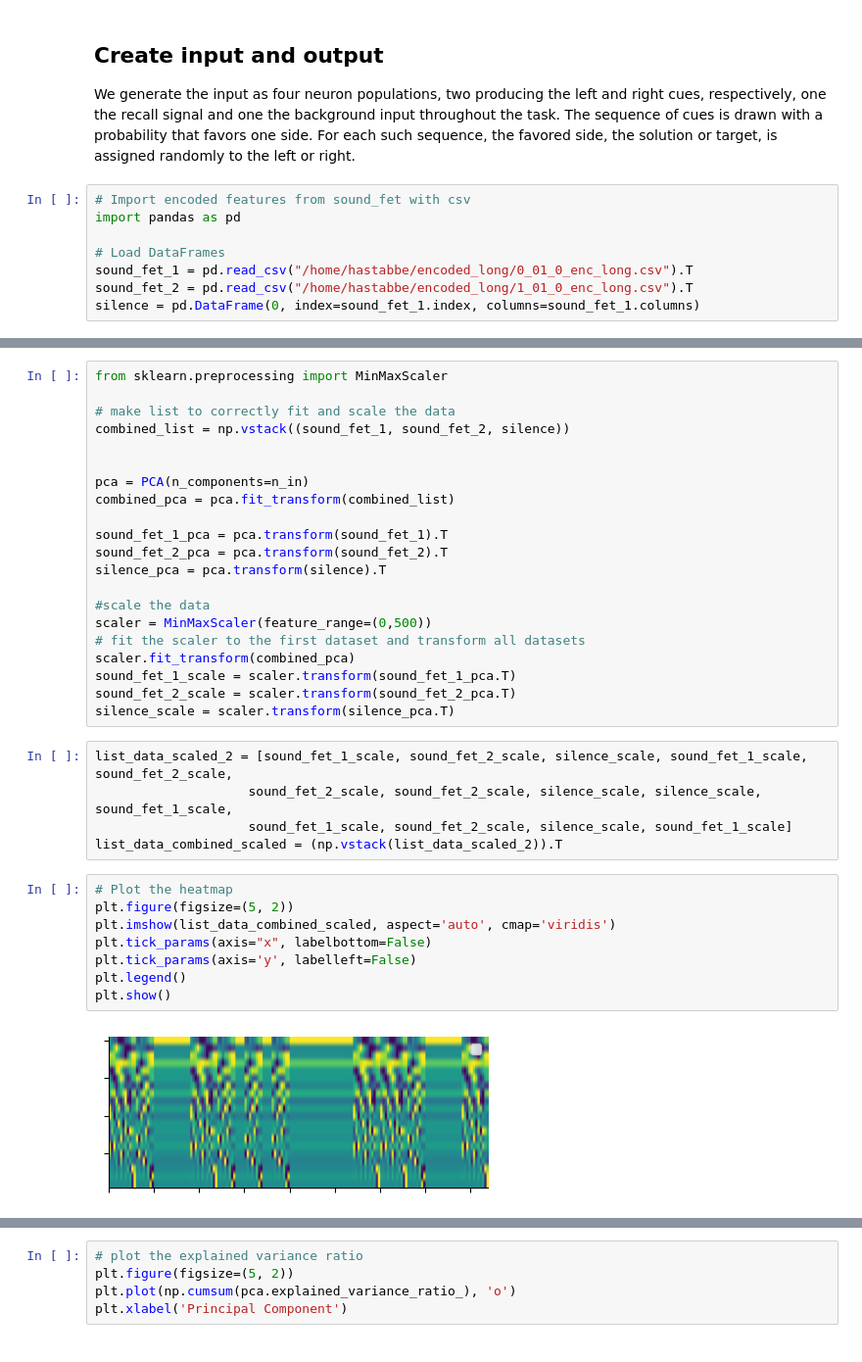
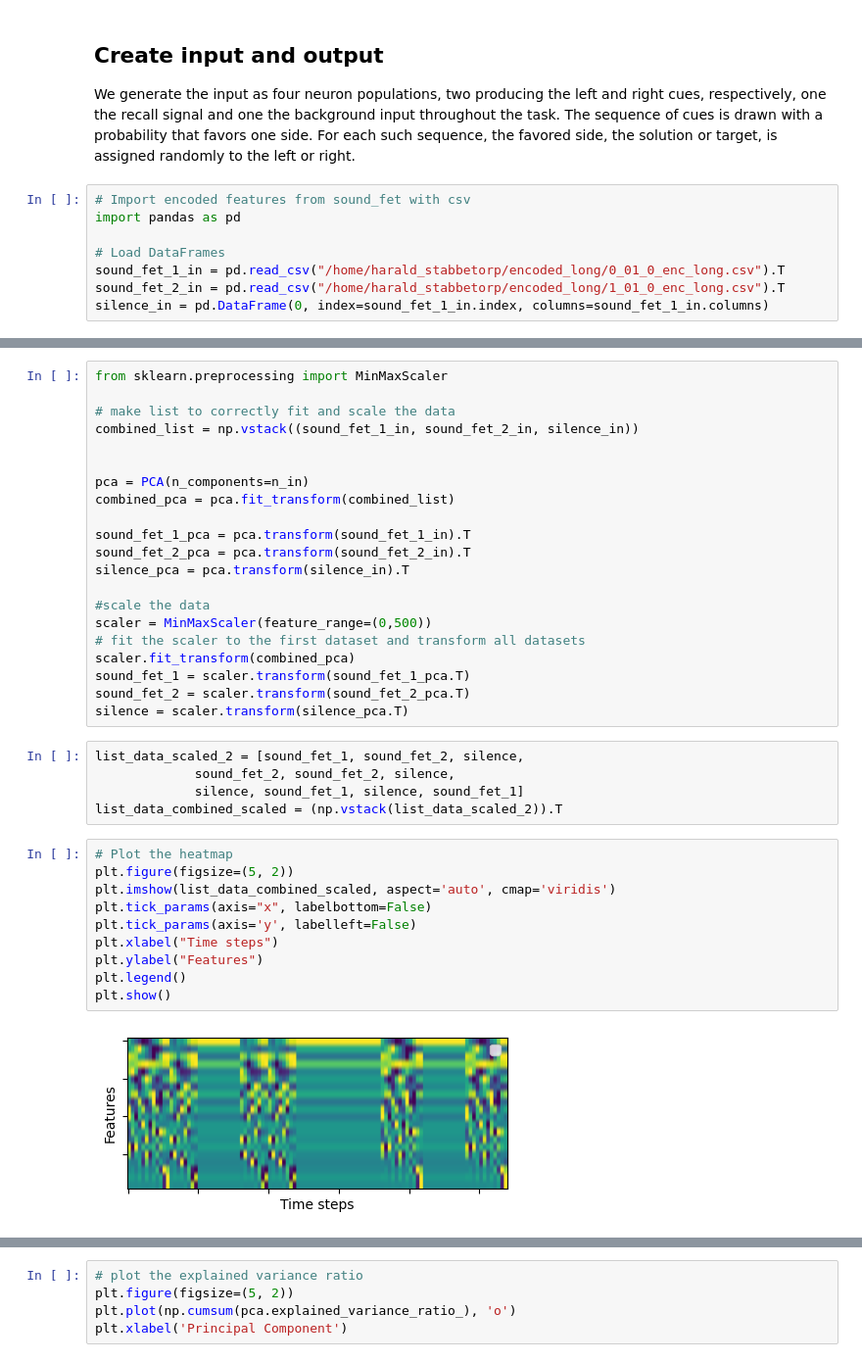
Before and after one commit to Hadlar99/e-prop_master_nmbu, a Jupyter notebook: code_binary/eprop_seq_two_classes_silence_pca.ipynb, the cells around one changed output, grey strips where cells are left out. Shown at 98% size. Cells and saved outputs as stored; diff of their text form.

```diff
--- a/code_binary/eprop_seq_two_classes_silence_pca.ipynb
+++ b/code_binary/eprop_seq_two_classes_silence_pca.ipynb
@@ -402,8 +402,8 @@ assigned randomly to the left or right.
 import pandas as pd
 
 # Load DataFrames
-sound_fet_1 = pd.read_csv("/home/hastabbe/encoded_long/0_01_0_enc_long.csv").T
-sound_fet_2 = pd.read_csv("/home/hastabbe/encoded_long/1_01_0_enc_long.csv").T
-silence = pd.DataFrame(0, index=sound_fet_1.index, columns=sound_fet_1.columns)
+sound_fet_1_in = pd.read_csv("/home/harald_stabbetorp/encoded_long/0_01_0_enc_long.csv").T
+sound_fet_2_in = pd.read_csv("/home/harald_stabbetorp/encoded_long/1_01_0_enc_long.csv").T
+silence_in = pd.DataFrame(0, index=sound_fet_1_in.index, columns=sound_fet_1_in.columns)
 # %%
 # Padd the sound_fet_2 DataFrame with zeros to match the shape of sound_fet_1
@@ -419,38 +419,40 @@ sound_fet_2 = pd.concat([sound_fet_2, padding_df], ignore_index=True)
 from sklearn.preprocessing import MinMaxScaler
 
 # make list to correctly fit and scale the data
-combined_list = np.vstack((sound_fet_1, sound_fet_2, silence))
+combined_list = np.vstack((sound_fet_1_in, sound_fet_2_in, silence_in))
 
 
 pca = PCA(n_components=n_in)
 combined_pca = pca.fit_transform(combined_list)
 
-sound_fet_1_pca = pca.transform(sound_fet_1).T
-sound_fet_2_pca = pca.transform(sound_fet_2).T
-silence_pca = pca.transform(silence).T
+sound_fet_1_pca = pca.transform(sound_fet_1_in).T
+sound_fet_2_pca = pca.transform(sound_fet_2_in).T
+silence_pca = pca.transform(silence_in).T
 
 #scale the data
 scaler = MinMaxScaler(feature_range=(0,500))
 # fit the scaler to the first dataset and transform all datasets
 scaler.fit_transform(combined_pca)
-sound_fet_1_scale = scaler.transform(sound_fet_1_pca.T)
-sound_fet_2_scale = scaler.transform(sound_fet_2_pca.T)
-silence_scale = scaler.transform(silence_pca.T)
+sound_fet_1 = scaler.transform(sound_fet_1_pca.T)
+sound_fet_2 = scaler.transform(sound_fet_2_pca.T)
+silence = scaler.transform(silence_pca.T)
-# %%
-list_data_scaled_2 = [sound_fet_1_scale, sound_fet_2_scale, silence_scale, sound_fet_1_scale, sound_fet_2_scale,
-                    sound_fet_2_scale, sound_fet_2_scale, silence_scale, silence_scale, sound_fet_1_scale,
-                    sound_fet_1_scale, sound_fet_2_scale, silence_scale, sound_fet_1_scale]
-list_data_combined_scaled = (np.vstack(list_data_scaled_2)).T
+# %%
+list_data_scaled_2 = [sound_fet_1, sound_fet_2, silence,
+             sound_fet_2, sound_fet_2, silence,
+             silence, sound_fet_1, silence, sound_fet_1]
+list_data_combined_scaled = (np.vstack(list_data_scaled_2)).T
 # %%
 # Plot the heatmap
 plt.figure(figsize=(5, 2))
 plt.imshow(list_data_combined_scaled, aspect='auto', cmap='viridis')
 plt.tick_params(axis="x", labelbottom=False)
 plt.tick_params(axis='y', labelleft=False)
+plt.xlabel("Time steps")
+plt.ylabel("Features")
 plt.legend()
 plt.show()
 # %% [output]
-[figure, old version]
+[figure, new version]
 # %%
 list_data_combined_scaled.shape
 # %% [output]
```
Also changed, not shown: parts of 17 cells of this notebook.
